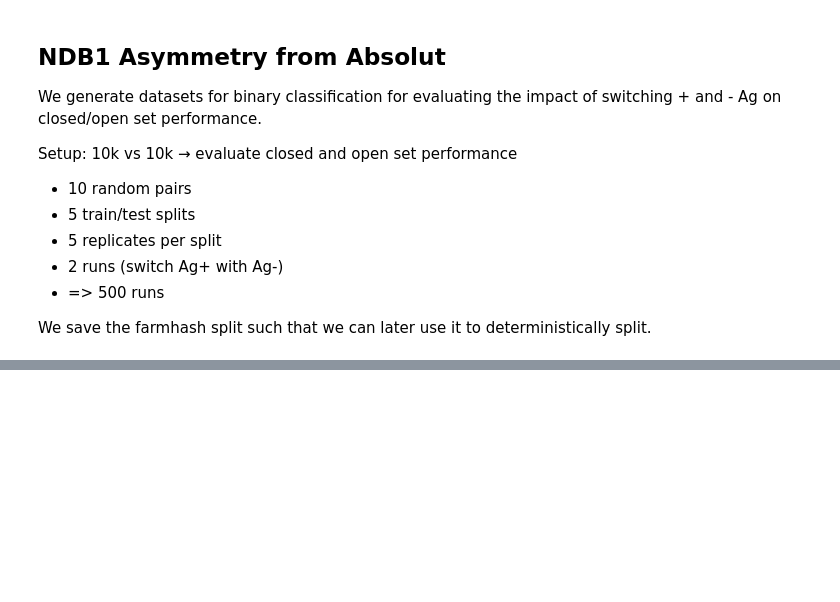
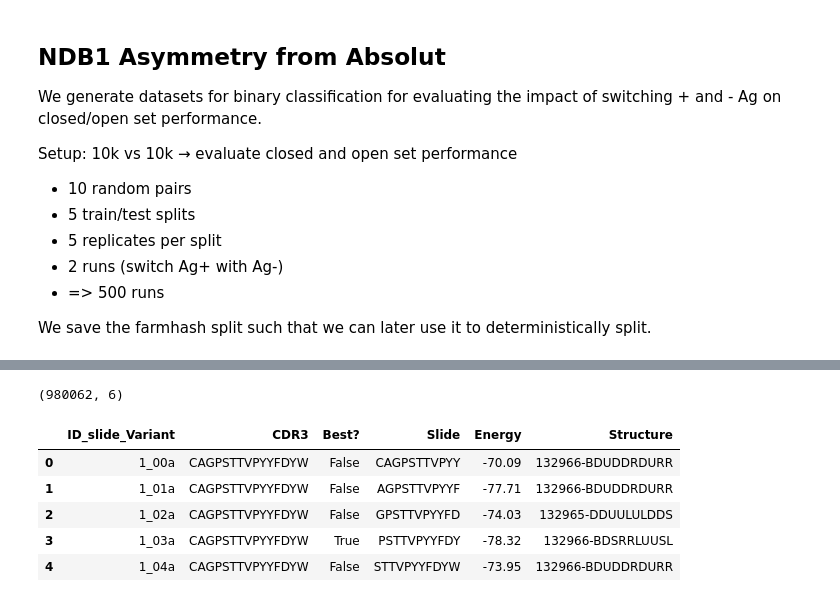
Before and after one commit to csi-greifflab/negative-class-optimization, a Jupyter notebook: notebooks/16_Explore_Absolut_Data.ipynb, the cells around one changed output, grey strips where cells are left out. Saved outputs shown, nothing was run; the diff lists cells and outputs as text; code cells hidden in the pictures; blank space fills up the shorter version.

```diff
--- a/notebooks/16_Explore_Absolut_Data.ipynb
+++ b/notebooks/16_Explore_Absolut_Data.ipynb
@@ -278,0 +284,18 @@ builder.step_02_convert_to_global_format()
+# %%
+# ag_path = Path("../data/Absolut/data/RawBindingsMurine/unzipped/1ADQ_A/1ADQ_A")
+
+df = pd.read_csv(
+    Path("../data/Absolut/data/RawBindingsMurine/unzipped/1ADQ_A/1ADQ_A/1ADQ_AFinalBindings_Process_1_Of_32.txt"),
+    header=1,
+    sep="\t",
+)
+print(df.shape)
+df.head()
+# %% [output]
+(980062, 6)
+|  | ID_slide_Variant | CDR3 | Best? | Slide | Energy | Structure |
+| 0 | 1_00a | CAGPSTTVPYYFDYW | False | CAGPSTTVPYY | -70.09 | 132966-BDUDDRDURR |
+| 1 | 1_01a | CAGPSTTVPYYFDYW | False | AGPSTTVPYYF | -77.71 | 132966-BDUDDRDURR |
+| 2 | 1_02a | CAGPSTTVPYYFDYW | False | GPSTTVPYYFD | -74.03 | 132965-DDUULULDDS |
+| 3 | 1_03a | CAGPSTTVPYYFDYW | True | PSTTVPYYFDY | -78.32 | 132966-BDSRRLUUSL |
+| 4 | 1_04a | CAGPSTTVPYYFDYW | False | STTVPYYFDYW | -73.95 | 132966-BDUDDRDURR |
```
Also changed, not shown: parts of 6 cells of this notebook, 14 other files.
